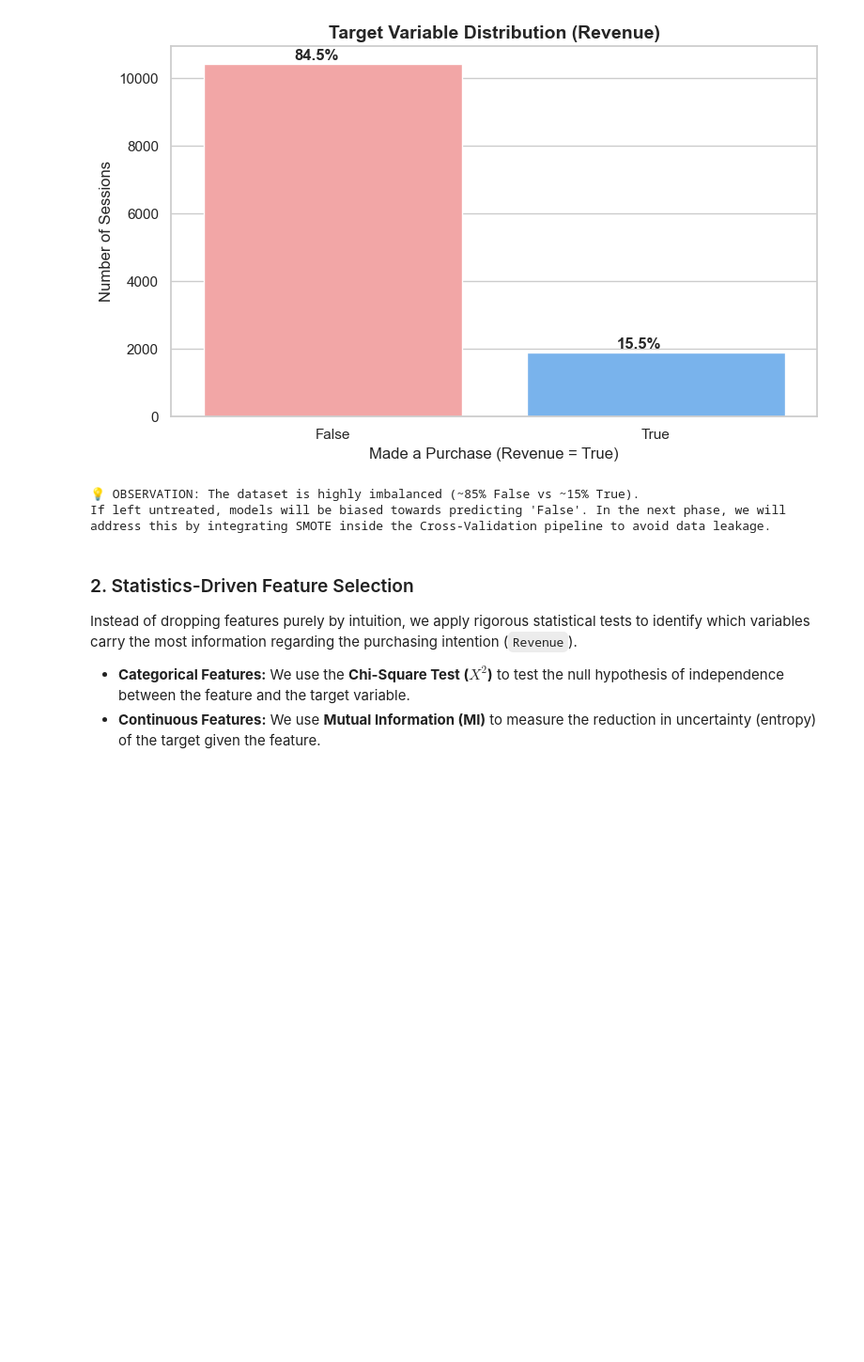
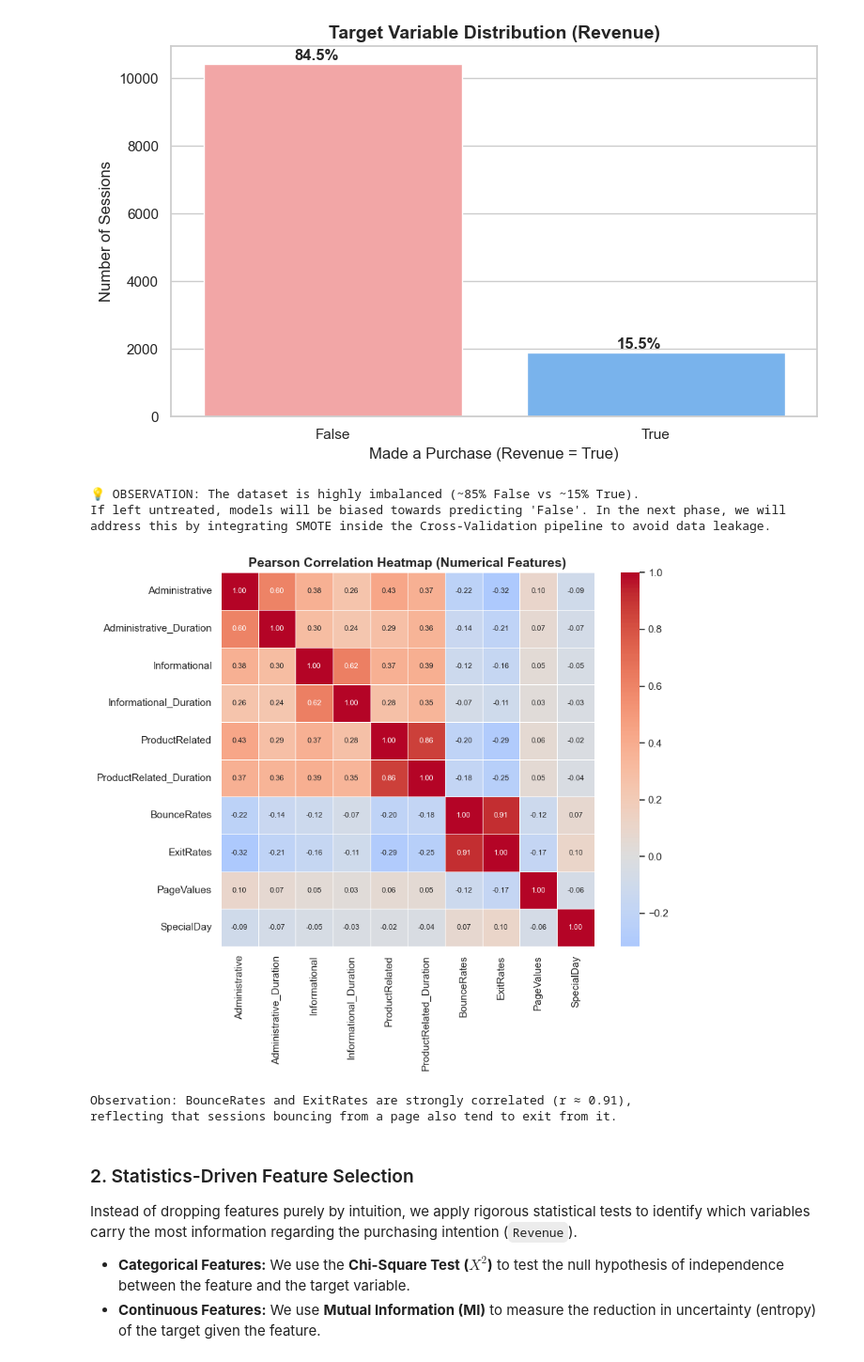
Before and after one commit to DaniloParisi03/Data-Mining-ML-project, a Jupyter notebook: jupyter/1_Exploratory_Data_Analysis.ipynb, the cells around one changed output. Shown at 94% size. Saved outputs shown, nothing was run; the diff lists cells and outputs as text; code cells hidden in the pictures; blank space fills up the shorter version.

```diff
--- a/jupyter/1_Exploratory_Data_Analysis.ipynb
+++ b/jupyter/1_Exploratory_Data_Analysis.ipynb
@@ -55,6 +56,35 @@ Dataset Dimensions: 12330 rows, 18 columns.
 [figure]
 💡 OBSERVATION: The dataset is highly imbalanced (~85% False vs ~15% True).
 If left untreated, models will be biased towards predicting 'False'. In the next phase, we will address this by integrating SMOTE inside the Cross-Validation pipeline to avoid data leakage.
+# %%
+import os
+os.makedirs('../figures', exist_ok=True)
+
+numerical_cols_heatmap = [
+    'Administrative', 'Administrative_Duration',
+    'Informational', 'Informational_Duration',
+    'ProductRelated', 'ProductRelated_Duration',
+    'BounceRates', 'ExitRates', 'PageValues', 'SpecialDay'
+]
+
+corr = df[numerical_cols_heatmap].corr()
+
+plt.figure(figsize=(10, 8))
+sns.heatmap(corr, annot=True, fmt='.2f', cmap='coolwarm',
+            center=0, square=True, linewidths=0.5,
+            annot_kws={'size': 8})
+plt.title('Pearson Correlation Heatmap (Numerical Features)',
+          fontsize=14, fontweight='bold')
+plt.tight_layout()
+plt.savefig('../figures/fig_02_corr_heatmap.png', dpi=150, bbox_inches='tight')
+plt.show()
+
+print("Observation: BounceRates and ExitRates are strongly correlated (r ≈ 0.91),")
+print("reflecting that sessions bouncing from a page also tend to exit from it.")
+# %% [output]
+[figure, added]
+Observation: BounceRates and ExitRates are strongly correlated (r ≈ 0.91),
+reflecting that sessions bouncing from a page also tend to exit from it.
 # %% [markdown]
 ### 2. Statistics-Driven Feature Selection
 Instead of dropping features purely by intuition, we apply rigorous statistical tests to identify which variables carry the most information regarding the purchasing intention (`Revenue`).
```
Also changed, not shown: parts of 2 cells of this notebook, 10 other files.
